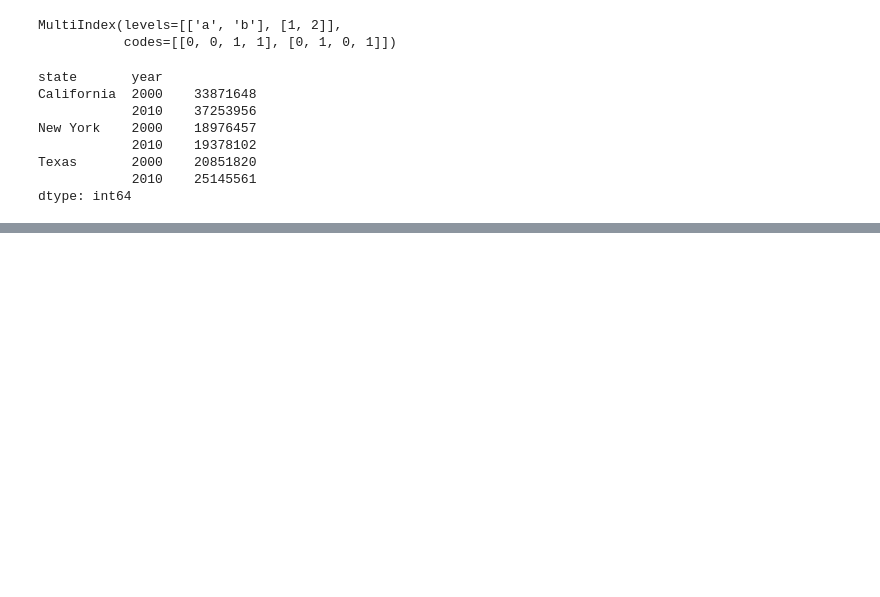
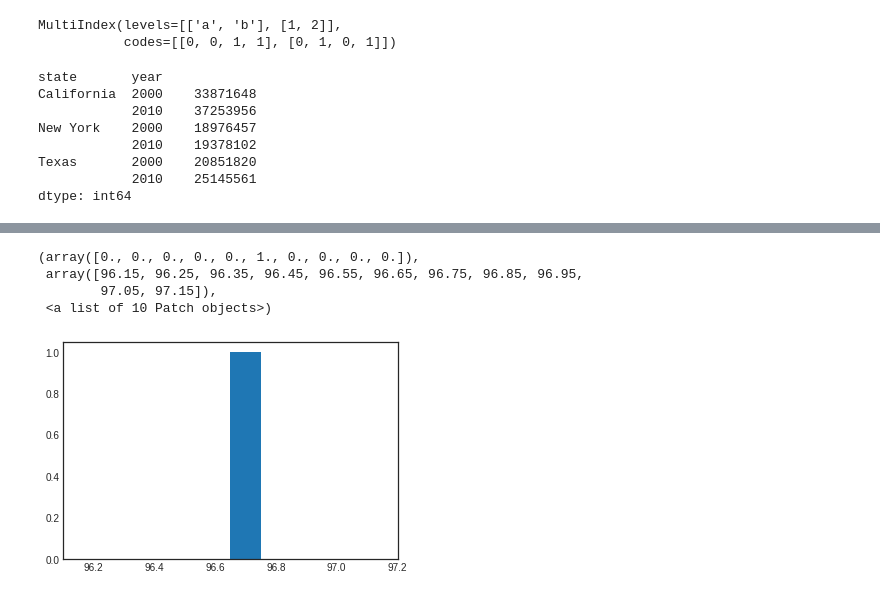
Before and after one commit to Dnishkala/internship, a Jupyter notebook: ml4_1.ipynb, the cells around one changed output, grey strips where cells are left out. Cells and saved outputs as stored; diff of their text form; code cells hidden in the pictures; blank space fills up the shorter version.

```diff
--- a/ml4_1.ipynb
+++ b/ml4_1.ipynb
@@ -735,0 +1191,8 @@ dtype: int64
+# %%
+plt.hist(data['height'].mean())
+# %% [output]
+(array([0., 0., 0., 0., 0., 1., 0., 0., 0., 0.]),
+ array([96.15, 96.25, 96.35, 96.45, 96.55, 96.65, 96.75, 96.85, 96.95,
+        97.05, 97.15]),
+ <a list of 10 Patch objects>)
+[figure, added]
```
Also changed, not shown: parts of 43 cells of this notebook.
